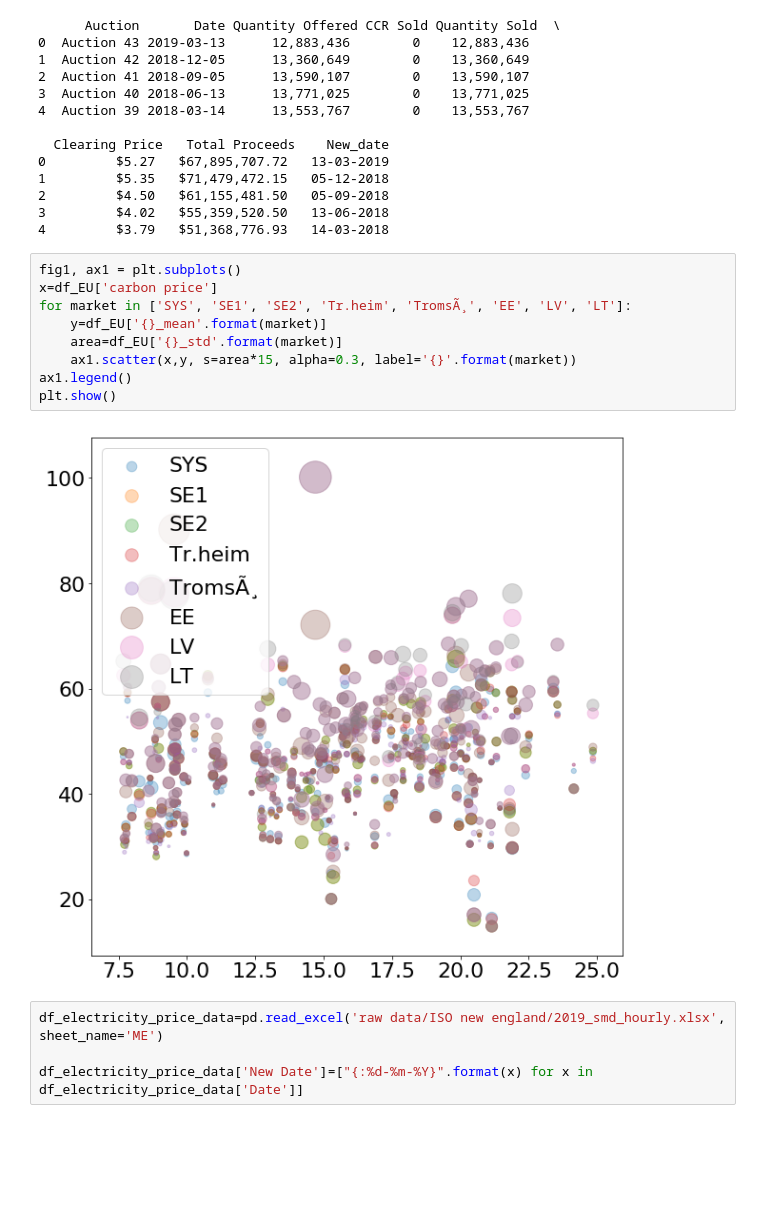
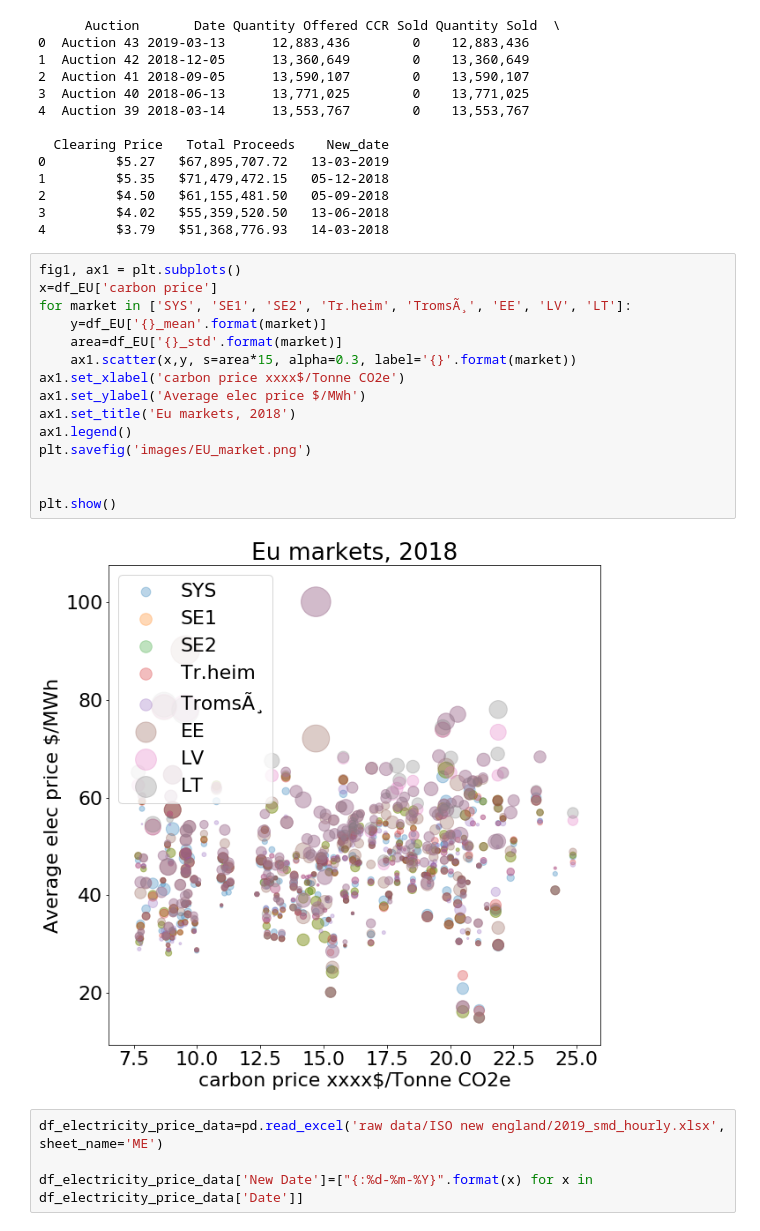
Before and after one commit to chaweewatp/paper04, a Jupyter notebook: Retrieve Emission data.ipynb, the cells around one changed output. Cells and saved outputs as stored; diff of their text form; blank space fills up the shorter version.

```diff
--- a/Retrieve Emission data.ipynb
+++ b/Retrieve Emission data.ipynb
@@ -144,14 +165,20 @@ print(df_emission_data.head())
 # %%
 fig1, ax1 = plt.subplots()
 x=df_EU['carbon price']
 for market in ['SYS', 'SE1', 'SE2', 'Tr.heim', 'TromsÃ¸', 'EE', 'LV', 'LT']:
     y=df_EU['{}_mean'.format(market)]
     area=df_EU['{}_std'.format(market)]
     ax1.scatter(x,y, s=area*15, alpha=0.3, label='{}'.format(market))
+ax1.set_xlabel('carbon price xxxx$/Tonne CO2e')
+ax1.set_ylabel('Average elec price $/MWh')
+ax1.set_title('Eu markets, 2018')
 ax1.legend()
+plt.savefig('images/EU_market.png')
+
+
 plt.show()
 # %% [output]
-[figure, old version]
+[figure, new version]
 # %%
 df_electricity_price_data=pd.read_excel('raw data/ISO new england/2019_smd_hourly.xlsx', sheet_name='ME')
 
```
Also changed, not shown: parts of 1 cell of this notebook, 1 other file.
